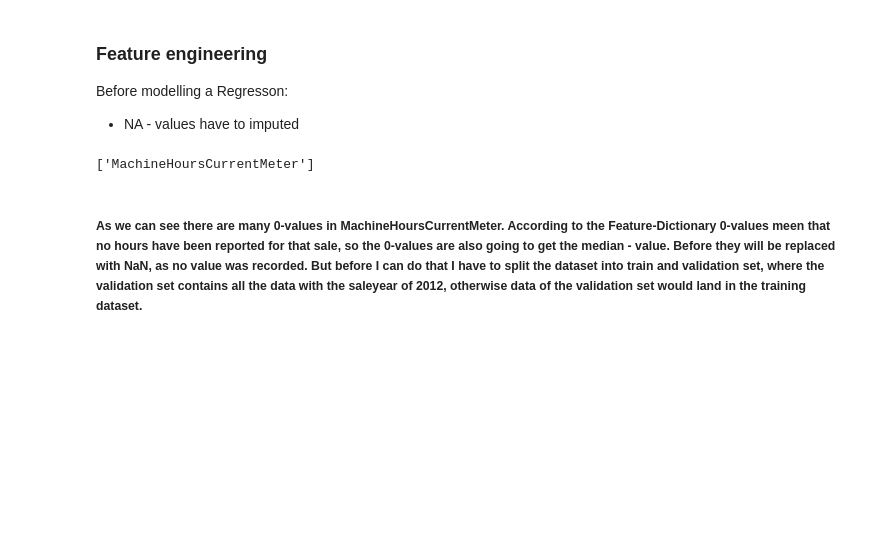
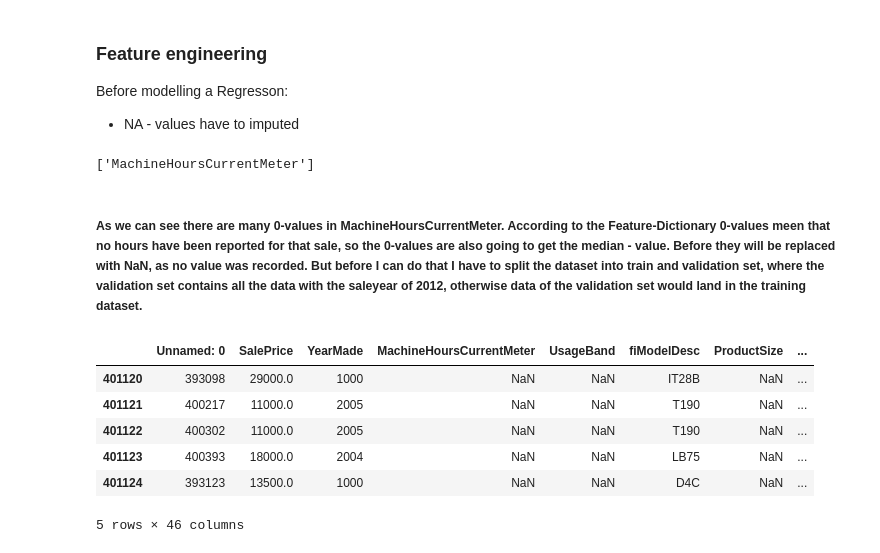
Before and after one commit to Ritsch1/Bulldozer-Prizing-Regression-Model, a Jupyter notebook: notebook/Bulldozer-Pricing-Regression-Model.ipynb, the cells around one changed output. Saved outputs shown, nothing was run; the diff lists cells and outputs as text; code cells hidden in the pictures; blank space fills up the shorter version.

```diff
--- a/notebook/Bulldozer-Pricing-Regression-Model.ipynb
+++ b/notebook/Bulldozer-Pricing-Regression-Model.ipynb
@@ -346,3 +346,14 @@ na_numerical_variables
 # %%
 df_temp_train = df_temp[df_temp["Sale-Year"] != 2012]
 df_temp_valid = df_temp[df_temp["Sale-Year"] == 2012]
+# %%
+#take a look if the dataframe ends with the year 2011
+df_temp_train.tail()
+# %% [output]
+|  | Unnamed: 0 | SalePrice | YearMade | MachineHoursCurrentMeter | UsageBand | fiModelDesc | ProductSize | ... |
+| 401120 | 393098 | 29000.0 | 1000 | NaN | NaN | IT28B | NaN | ... |
+| 401121 | 400217 | 11000.0 | 2005 | NaN | NaN | T190 | NaN | ... |
+| 401122 | 400302 | 11000.0 | 2005 | NaN | NaN | T190 | NaN | ... |
+| 401123 | 400393 | 18000.0 | 2004 | NaN | NaN | LB75 | NaN | ... |
+| 401124 | 393123 | 13500.0 | 1000 | NaN | NaN | D4C | NaN | ... |
+5 rows × 46 columns
```
Also changed, not shown: parts of 6 cells of this notebook.
